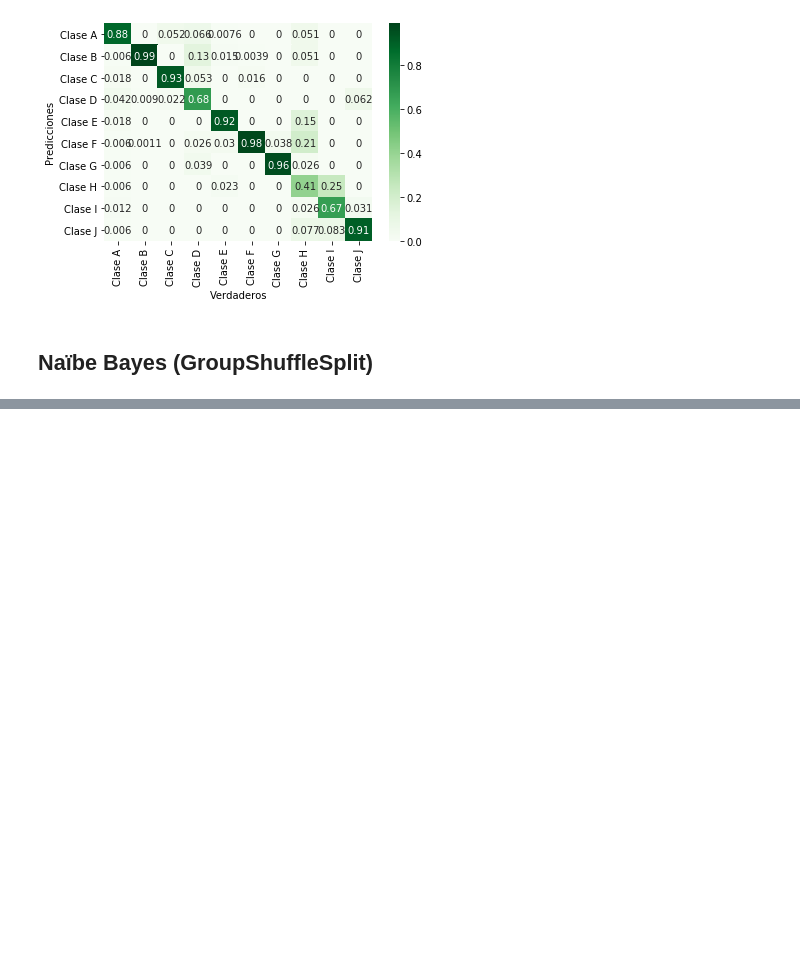
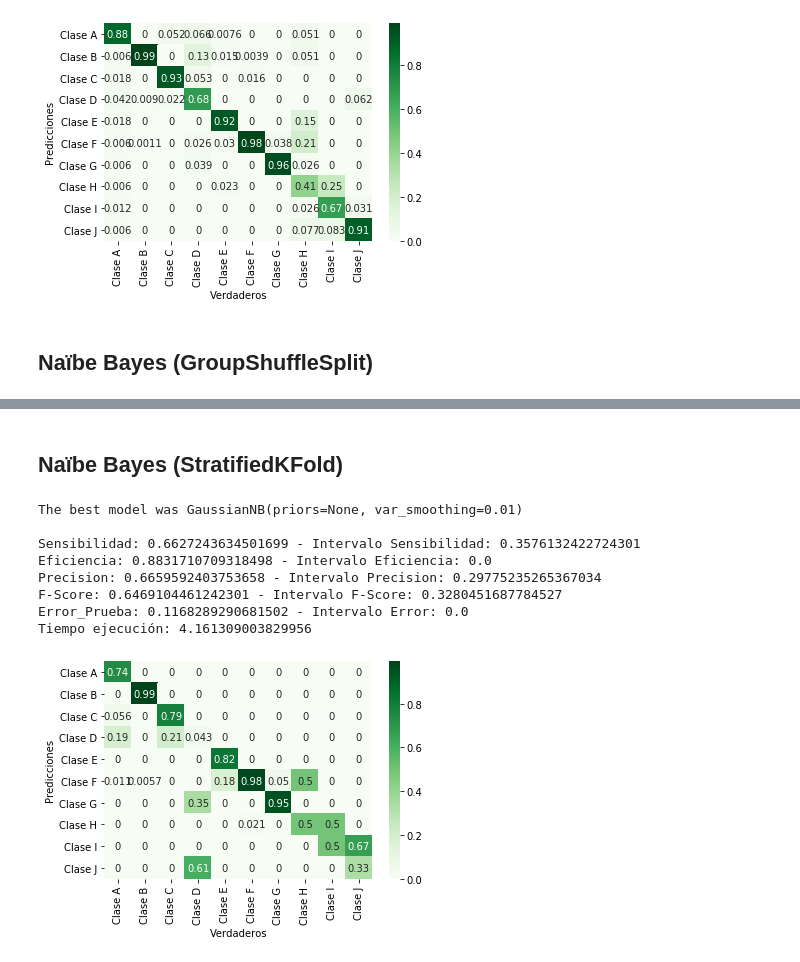
Before and after one commit to Alejo-Casta/Anuran_Calls_MFCCs, a Jupyter notebook: Modelos/Naïve Bayes.ipynb, the cells around one changed output, grey strips where cells are left out. Cells and saved outputs as stored; diff of their text form; code cells hidden in the pictures; blank space fills up the shorter version.

```diff
--- a/Modelos/Naïve Bayes.ipynb
+++ b/Modelos/Naïve Bayes.ipynb
@@ -193 +194,76 @@ Tiempo ejecución: 17.58186936378479
 [figure]
+# %% [markdown]
+## Naïbe Bayes (StratifiedKFold)
+# %%
+def Naive_bayes_model_SKF(graficar = False):
+    initial_time = time.time()
+    sensitivity_array = np.zeros([4,10])
+    efficiency_array = np.zeros([4])
+    error = np.zeros(4)
+    precision_array = np.zeros([4,10])
+    fscore_array = np.zeros([4,10])
+    TN_array = np.zeros([4])
+    FP_array = np.zeros([4])
+    FN_array = np.zeros([4])
+    TP_array = np.zeros([4])
+    SKFold = StratifiedKFold(n_splits=10, random_state=42)
+    parameters = {'var_smoothing':(1e-6, 1e-5, 1e-4, 1e-3 ,1e-2, 2e-2, 3e-2, 4e-2, 5e-2, 6e-2, 7e-2, 8e-2, 9e-2, 1e-1, 1, 10)}
+    NB = GaussianNB()
+    clf = GridSearchCV(NB, parameters, cv=SKFold.get_n_splits(X, Y[:,2]))
+    scaler = MinMaxScaler()
+    scaler.fit_transform(X)
+    for j in range(4):
+        for train, test in SKFold.split(X, Y[:,2]):
+            Xtrain = X[train,:]
+            Ytrain = Y[train,2]
+            Xtest = X[test,:]
+            Ytest = Y[test,2]
+        clf.fit(Xtrain, Ytrain)
+        Yest = clf.best_estimator_.predict(Xtest)
+
+        #code for calculating recall
+        sensitivity = recall_score(Ytest, Yest, average=None)
+        sensitivity_array[j] = sensitivity
+
+        #code for calculating accuracy
+        efficiency = accuracy_score(Ytest, Yest, normalize=True)
+        efficiency_array[j] = efficiency
+
+        #code for calculating precision
+        precision = precision_score(Ytest, Yest, average=None)
+        precision_array[j] = precision
+
+        #code for calculating f1 score
+        fscore = f1_score(Ytest, Yest, average=None)
+        fscore_array[j] = fscore
+
+        #code for calculating error
+        error[j] = classification_error(Yest, Ytest)
+
+    if graficar == True:
+        cm = confusion_matrix(Ytest, Yest, normalize='pred')
+        columnas = ['Clase %s'%(i) for i in list(ascii_uppercase)[0:len(np.unique(Yest))]]
+        df_cm = pd.DataFrame(cm,index = columnas, columns = columnas)
+        grafica = sns.heatmap(df_cm, cmap = 'Greens', annot = True)
+        grafica.set(xlabel = 'Verdaderos', ylabel = 'Predicciones')
+
+    return clf.best_estimator_, str(np.mean(sensitivity_array)), str(np.std(sensitivity_array)), str(np.mean(efficiency_array)), str(np.std(efficiency_array)), str(np.mean(precision_array)), str(np.std(precision_array)),  str(np.mean(fscore_array)), str(np.std(fscore_array)), str(np.mean(error)), str(np.std(error)), str(time.time()-initial_time)
+
+modelNB, sensitivity, sensitivity_interval, efficiency, efficiency_interval, precision, precision_interval, f, f_interval, error, std_error, tiempo = Naive_bayes_model_SKF(graficar = True)
+print('The best model was', modelNB,
+        '\n\nSensibilidad:', sensitivity,'- Intervalo Sensibilidad:', sensitivity_interval,
+        '\nEficiencia:', efficiency,'- Intervalo Eficiencia:', efficiency_interval,
+        '\nPrecision:', precision,'- Intervalo Precision:', precision_interval,
+        '\nF-Score:',f,'- Intervalo F-Score:', f_interval,
+        '\nError_Prueba:',error,'- Intervalo Error:', std_error,
+        '\nTiempo ejecución:', tiempo)
+# %% [output]
+The best model was GaussianNB(priors=None, var_smoothing=0.01)
+
+Sensibilidad: 0.6627243634501699 - Intervalo Sensibilidad: 0.3576132422724301
+Eficiencia: 0.8831710709318498 - Intervalo Eficiencia: 0.0
+Precision: 0.6659592403753658 - Intervalo Precision: 0.29775235265367034
+F-Score: 0.6469104461242301 - Intervalo F-Score: 0.3280451687784527
+Error_Prueba: 0.1168289290681502 - Intervalo Error: 0.0
+Tiempo ejecución: 4.161309003829956
+[figure, added]
```
Also changed, not shown: parts of 2 cells of this notebook, 7 other files.
